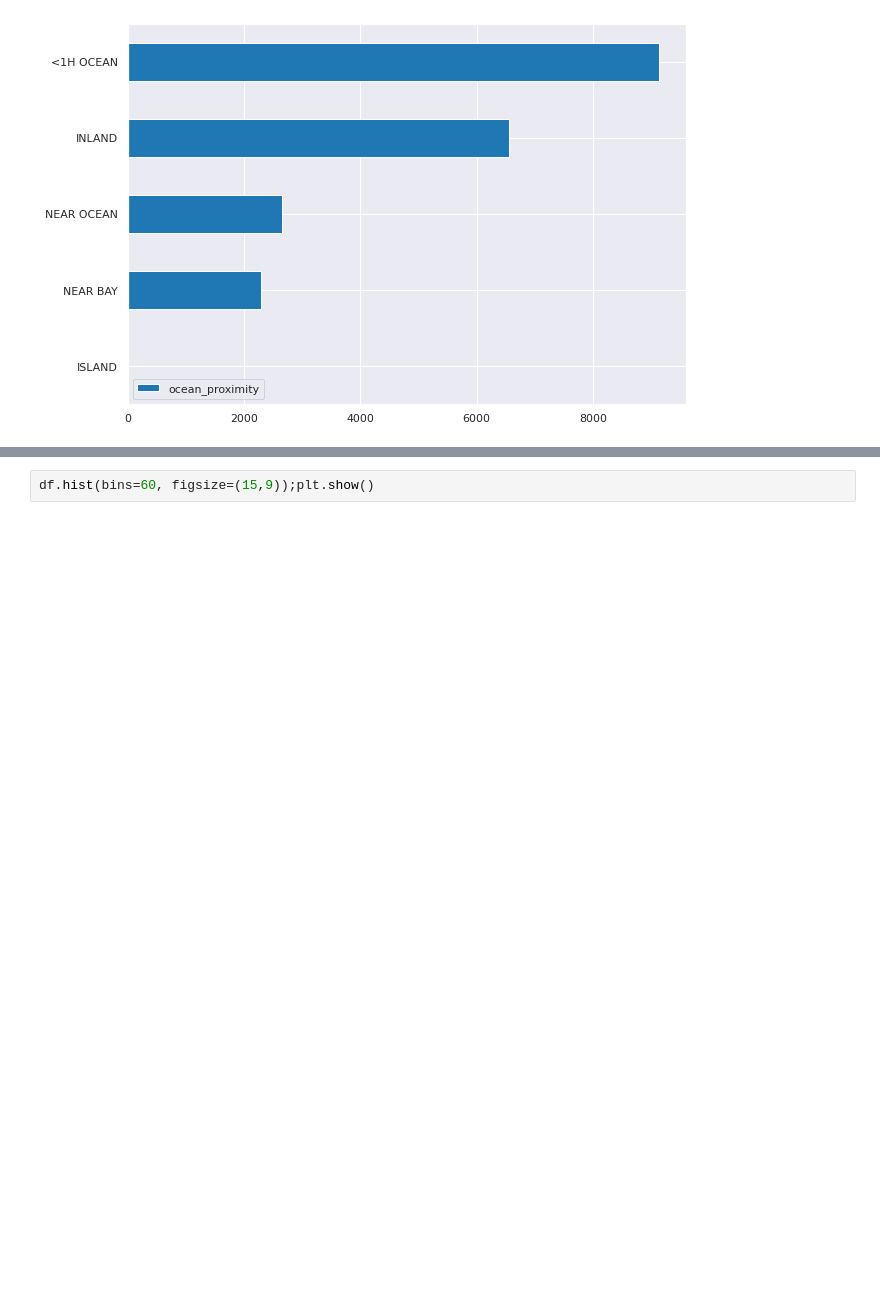
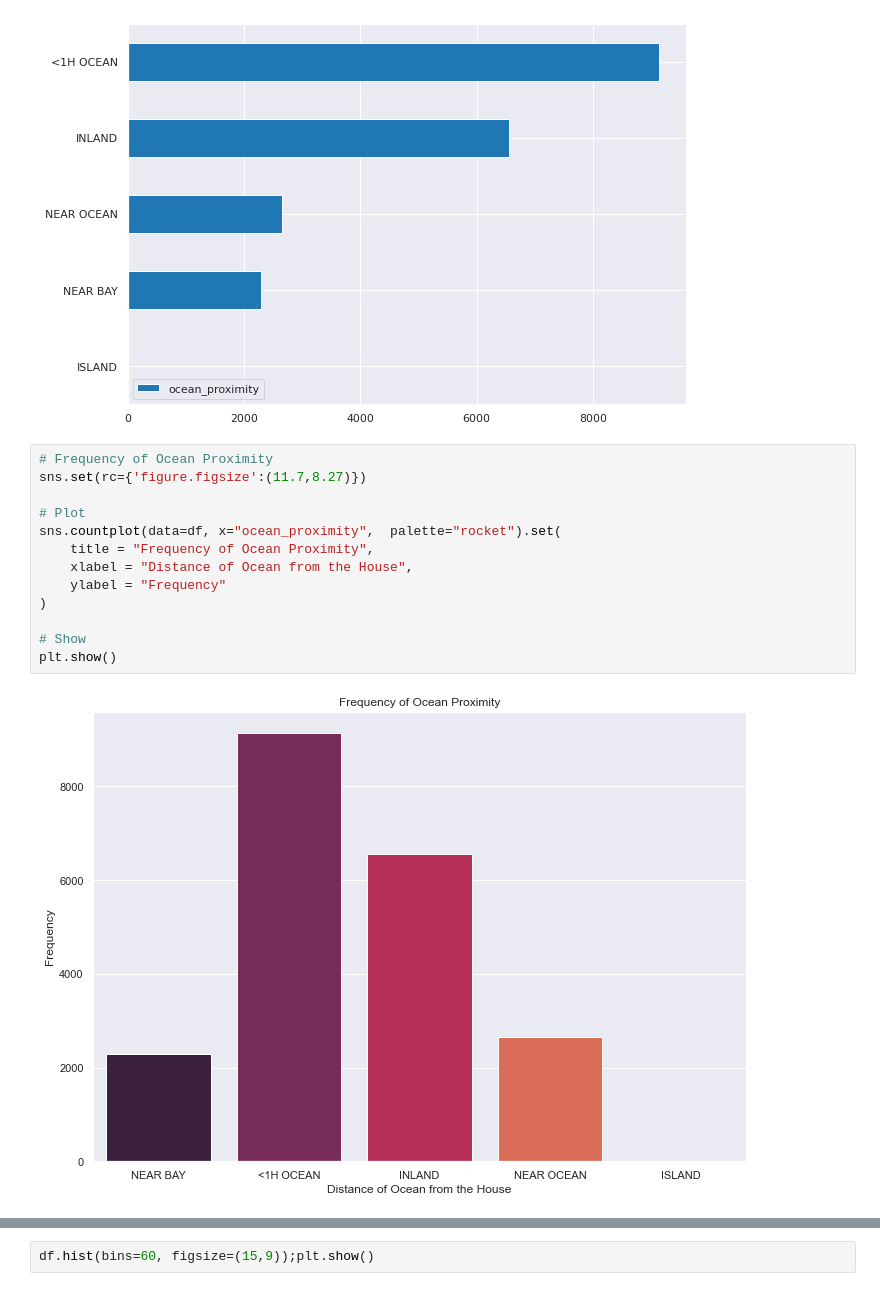
Before and after one commit to Abdulmalik-rebdi/California-housing, a Jupyter notebook: src/EDA.ipynb, the cells around one changed output, grey strips where cells are left out. Drawn from its saved outputs; the diff is of its cells as text; blank space fills up the shorter version.

```diff
--- a/src/EDA.ipynb
+++ b/src/EDA.ipynb
@@ -53,4 +65,19 @@ plt.legend()
 # %% [output]
 <matplotlib.legend.Legend at 0x...>
 [figure]
+# %%
+# Frequency of Ocean Proximity
+sns.set(rc={'figure.figsize':(11.7,8.27)})
+
+# Plot
+sns.countplot(data=df, x="ocean_proximity",  palette="rocket").set(
+    title = "Frequency of Ocean Proximity",
+    xlabel = "Distance of Ocean from the House",
+    ylabel = "Frequency"
+)
+
+# Show
+plt.show()
+# %% [output]
+[figure, added]
 # %% [markdown]
```
Also changed, not shown: parts of 14 cells of this notebook.
